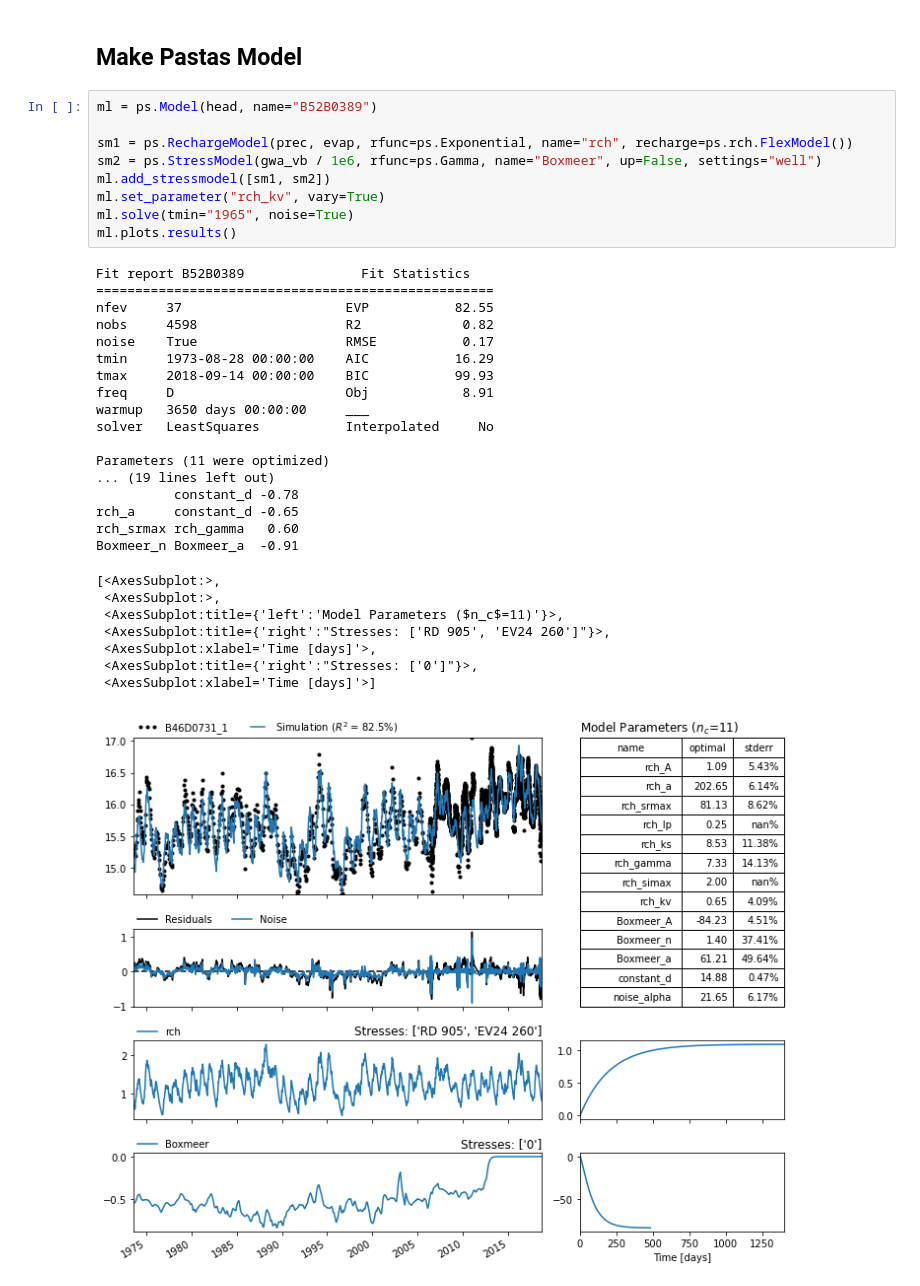
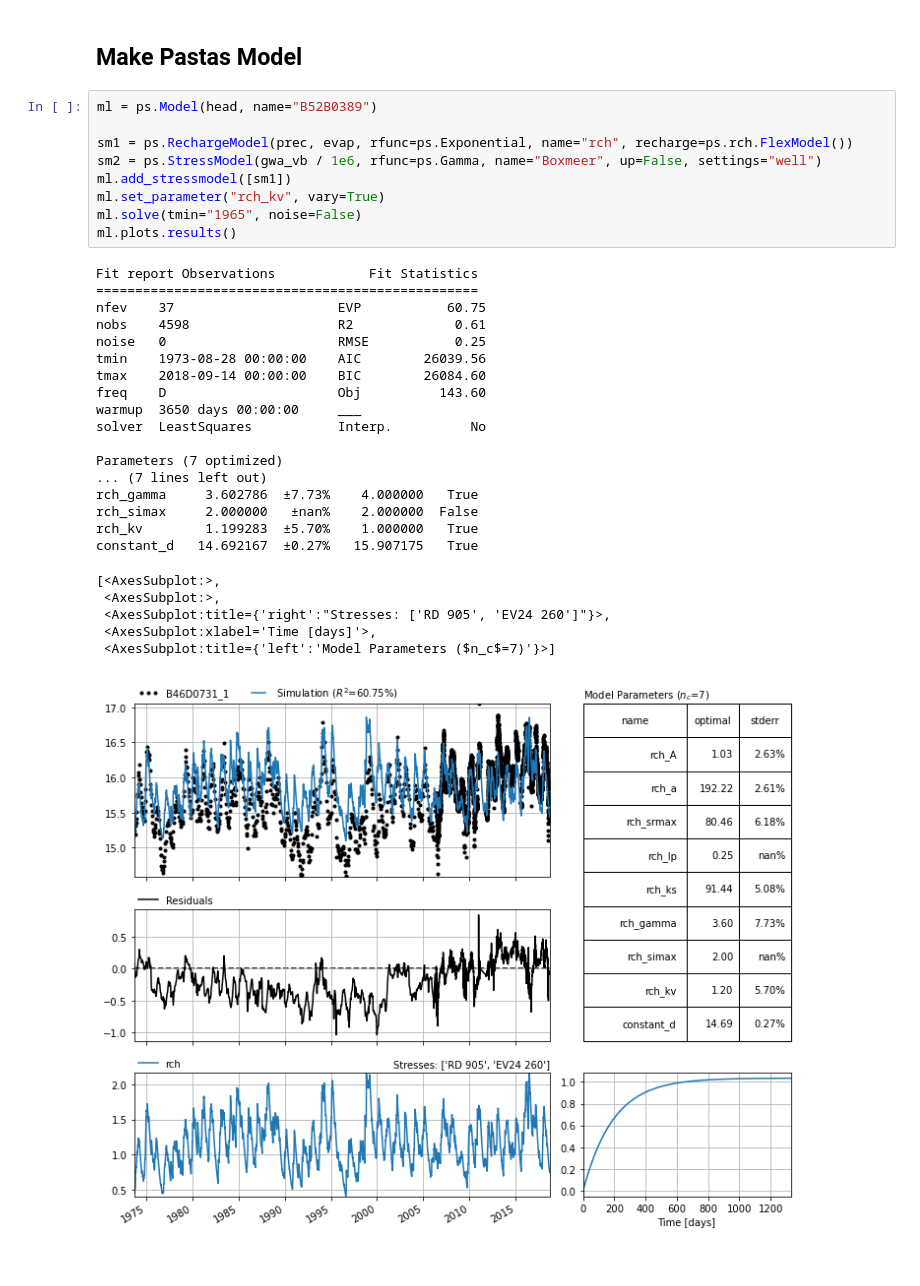
Before and after one commit to pastas/test-datasets, a Jupyter notebook: boxmeer-vierlingsbeek/notebooks/pastas_model.ipynb, the cells around one changed output. Cells and saved outputs as stored; diff of their text form.

```diff
--- a/boxmeer-vierlingsbeek/notebooks/pastas_model.ipynb
+++ b/boxmeer-vierlingsbeek/notebooks/pastas_model.ipynb
@@ -43,35 +45,33 @@ head.plot(figsize=(10,2));
 # %%
 ml = ps.Model(head, name="B52B0389")
 
 sm1 = ps.RechargeModel(prec, evap, rfunc=ps.Exponential, name="rch", recharge=ps.rch.FlexModel())
 sm2 = ps.StressModel(gwa_vb / 1e6, rfunc=ps.Gamma, name="Boxmeer", up=False, settings="well")
-ml.add_stressmodel([sm1, sm2])
+ml.add_stressmodel([sm1])
 ml.set_parameter("rch_kv", vary=True)
-ml.solve(tmin="1965", noise=True)
+ml.solve(tmin="1965", noise=False)
 ml.plots.results()
 # %% [output]
-Fit report B52B0389               Fit Statistics
-===================================================
-nfev     37                     EVP           82.55
-nobs     4598                   R2             0.82
-noise    True                   RMSE           0.17
-tmin     1973-08-28 00:00:00    AIC           16.29
-tmax     2018-09-14 00:00:00    BIC           99.93
-freq     D                      Obj            8.91
-warmup   3650 days 00:00:00     ___
-solver   LeastSquares           Interpolated     No
+Fit report Observations            Fit Statistics
+=================================================
+nfev    37                     EVP           60.75
+nobs    4598                   R2             0.61
+noise   0                      RMSE           0.25
+tmin    1973-08-28 00:00:00    AIC        26039.56
+tmax    2018-09-14 00:00:00    BIC        26084.60
+freq    D                      Obj          143.60
+warmup  3650 days 00:00:00     ___
+solver  LeastSquares           Interp.          No
 
-Parameters (11 were optimized)
-... (19 lines left out)
-          constant_d -0.78
-rch_a     constant_d -0.65
-rch_srmax rch_gamma   0.60
-Boxmeer_n Boxmeer_a  -0.91
+Parameters (7 optimized)
+... (7 lines left out)
+rch_gamma     3.602786  ±7.73%    4.000000   True
+rch_simax     2.000000   ±nan%    2.000000  False
+rch_kv        1.199283  ±5.70%    1.000000   True
+constant_d   14.692167  ±0.27%   15.907175   True
 [<AxesSubplot:>,
  <AxesSubplot:>,
- <AxesSubplot:title={'left':'Model Parameters ($n_c$=11)'}>,
  <AxesSubplot:title={'right':"Stresses: ['RD 905', 'EV24 260']"}>,
  <AxesSubplot:xlabel='Time [days]'>,
- <AxesSubplot:title={'right':"Stresses: ['0']"}>,
- <AxesSubplot:xlabel='Time [days]'>]
+ <AxesSubplot:title={'left':'Model Parameters ($n_c$=7)'}>]
-[figure, old version]
+[figure, new version]
```
Also changed, not shown: parts of 4 cells of this notebook.
